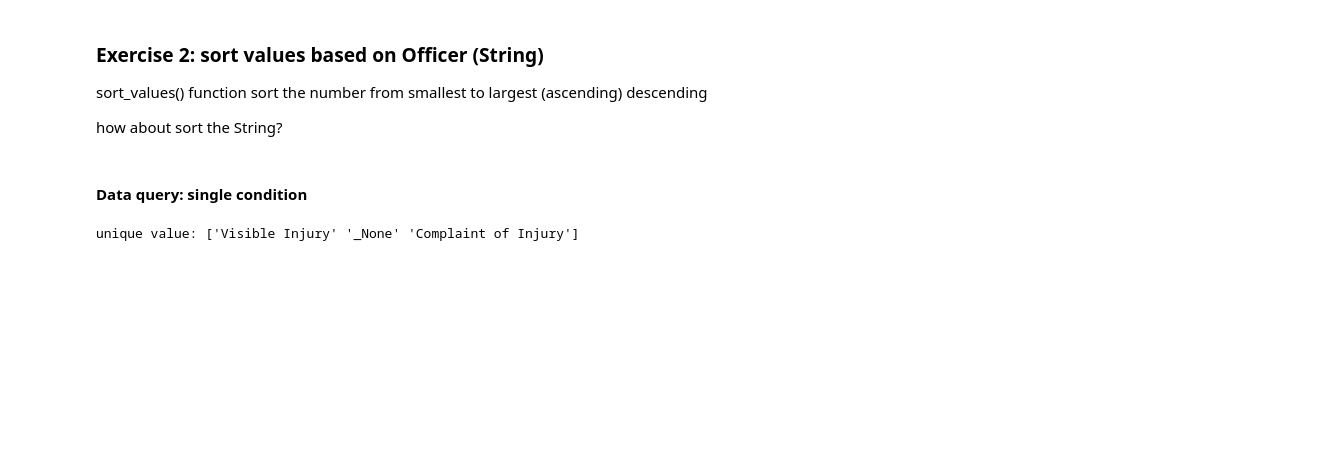
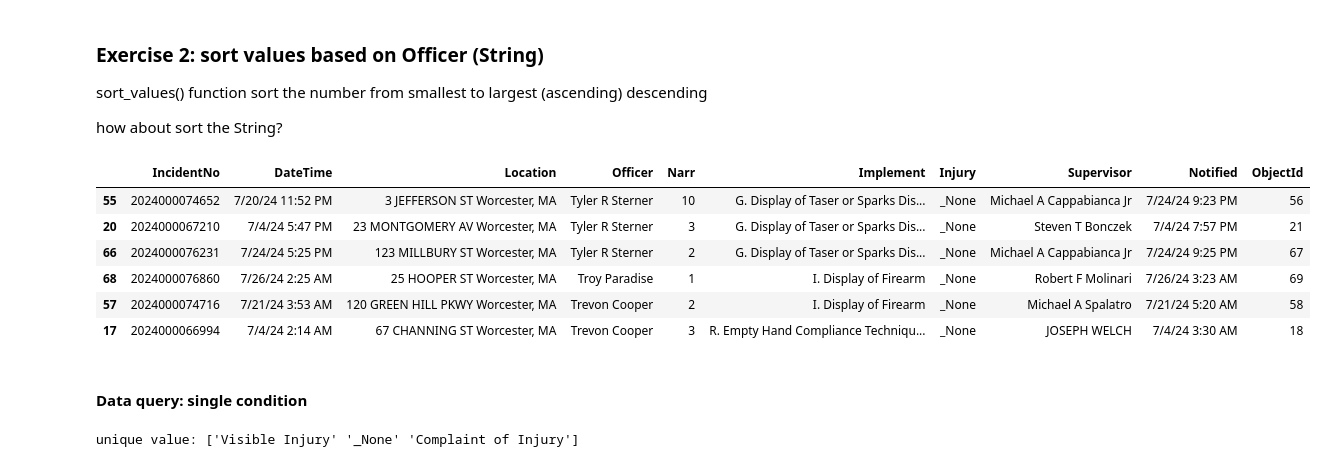
Before and after one commit to gisynw/Python_3404, a Jupyter notebook: docs/Lectures/Week04/Week04_Pandas.ipynb, the cells around one changed output. Saved outputs shown, nothing was run; the diff lists cells and outputs as text; code cells hidden in the pictures; blank space fills up the shorter version.

```diff
--- a/docs/Lectures/Week04/Week04_Pandas.ipynb
+++ b/docs/Lectures/Week04/Week04_Pandas.ipynb
@@ -357,6 +382,17 @@ inct_sort_narr.head(n = 6)
 sort_values() function sort the number from smallest to largest (ascending) descending
 
 how about sort the String?
+# %%
+inct_sort_narr = incidents.sort_values(by="Officer", ascending=False)
+inct_sort_narr.head(n = 6)
+# %% [output]
+|  | IncidentNo | DateTime | Location | Officer | Narr | Implement | Injury | Supervisor | Notified | ObjectId |
+| 55 | 2024000074652 | 7/20/24 11:52 PM | 3 JEFFERSON ST Worcester, MA | Tyler R Sterner | 10 | G. Display of Taser or Sparks Dis... | _None | Michael A Cappabianca Jr | 7/24/24 9:23 PM | 56 |
+| 20 | 2024000067210 | 7/4/24 5:47 PM | 23 MONTGOMERY AV Worcester, MA | Tyler R Sterner | 3 | G. Display of Taser or Sparks Dis... | _None | Steven T Bonczek | 7/4/24 7:57 PM | 21 |
+| 66 | 2024000076231 | 7/24/24 5:25 PM | 123 MILLBURY ST Worcester, MA | Tyler R Sterner | 2 | G. Display of Taser or Sparks Dis... | _None | Michael A Cappabianca Jr | 7/24/24 9:25 PM | 67 |
+| 68 | 2024000076860 | 7/26/24 2:25 AM | 25 HOOPER ST Worcester, MA | Troy Paradise | 1 | I. Display of Firearm | _None | Robert F Molinari | 7/26/24 3:23 AM | 69 |
+| 57 | 2024000074716 | 7/21/24 3:53 AM | 120 GREEN HILL PKWY Worcester, MA | Trevon Cooper | 2 | I. Display of Firearm | _None | Michael A Spalatro | 7/21/24 5:20 AM | 58 |
+| 17 | 2024000066994 | 7/4/24 2:14 AM | 67 CHANNING ST Worcester, MA | Trevon Cooper | 3 | R. Empty Hand Compliance Techniqu... | _None | JOSEPH WELCH | 7/4/24 3:30 AM | 18 |
 # %% [markdown]
 #### Data query: single condition
 # %%
```
Also changed, not shown: parts of 28 cells of this notebook, 5 other files.
